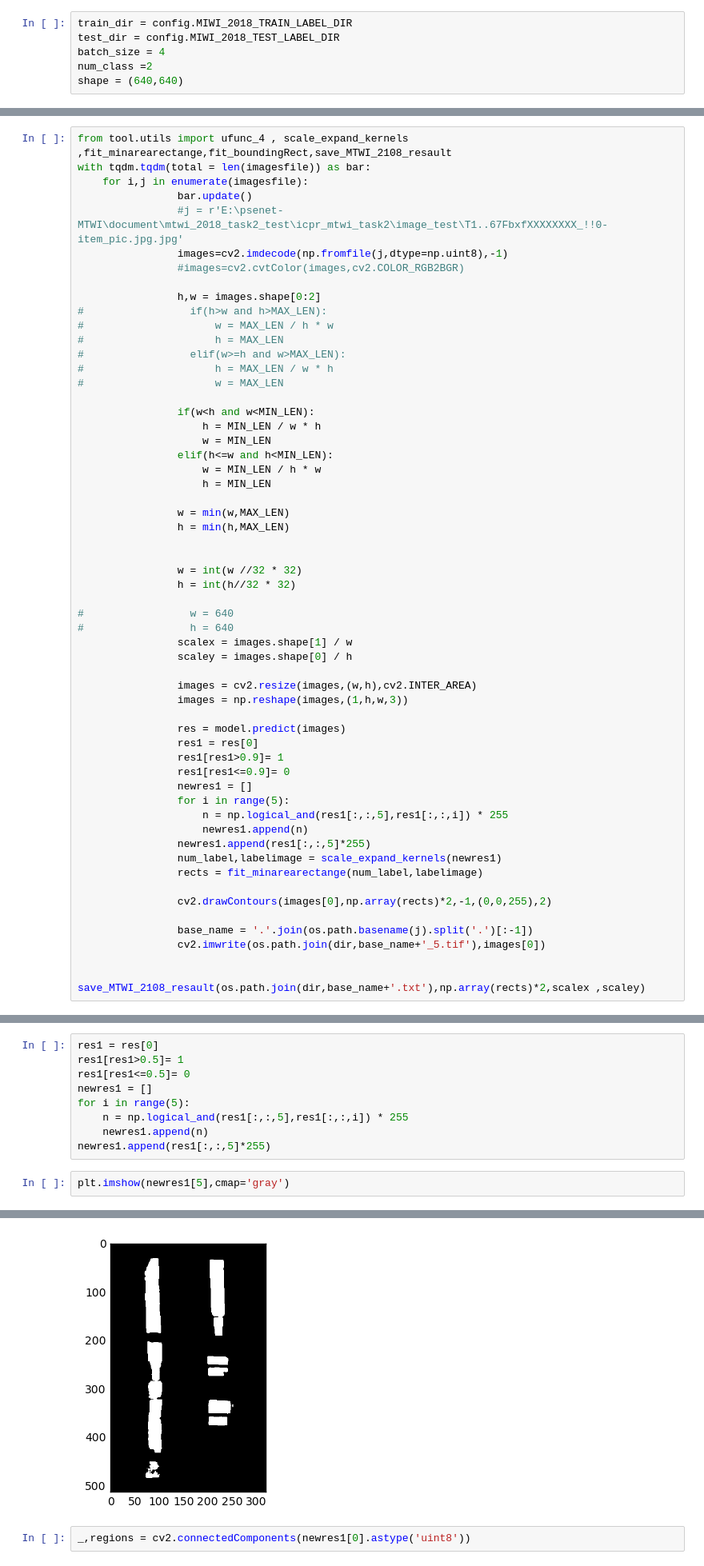
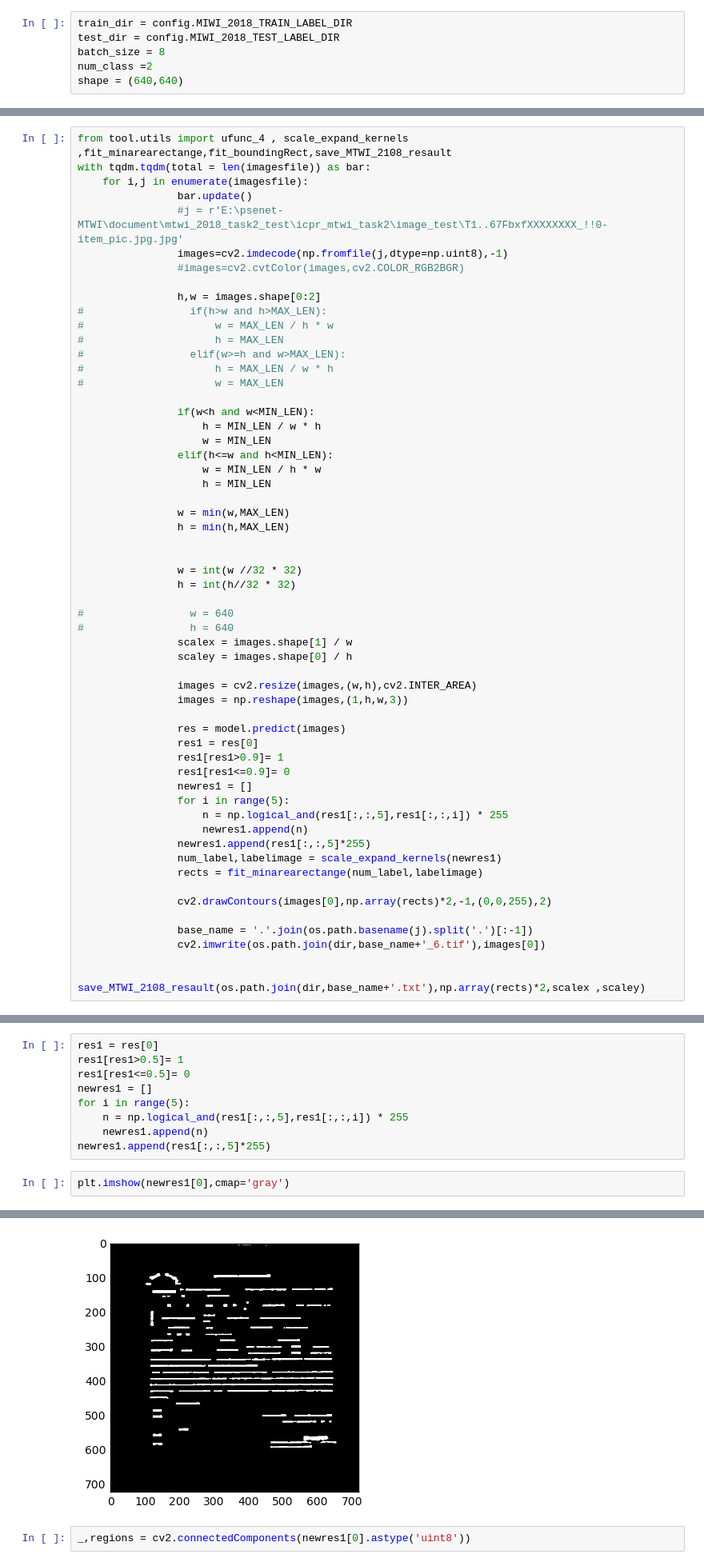
Before and after one commit to xiaomaxiao/PSENET, a Jupyter notebook: psenet_train_BLINEAR.ipynb, the cells around one changed output, grey strips where cells are left out. Shown at 80% size. Cells and saved outputs as stored; diff of their text form.

```diff
--- a/psenet_train_BLINEAR.ipynb
+++ b/psenet_train_BLINEAR.ipynb
@@ -79,7 +79,7 @@ from tool.generator import Generator
 # %%
 train_dir = config.MIWI_2018_TRAIN_LABEL_DIR
 test_dir = config.MIWI_2018_TEST_LABEL_DIR
-batch_size = 4
+batch_size = 8
 num_class =2
 shape = (640,640)
 # %%
@@ -314,7 +286,7 @@ with tqdm.tqdm(total = len(imagesfile)) as bar:
                 cv2.drawContours(images[0],np.array(rects)*2,-1,(0,0,255),2)
 
                 base_name = '.'.join(os.path.basename(j).split('.')[:-1])
-                cv2.imwrite(os.path.join(dir,base_name+'_5.tif'),images[0])
+                cv2.imwrite(os.path.join(dir,base_name+'_6.tif'),images[0])
 
                 save_MTWI_2108_resault(os.path.join(dir,base_name+'.txt'),np.array(rects)*2,scalex ,scaley)
 # %%
@@ -364,10 +336,10 @@ for i in range(5):
     newres1.append(n)
 newres1.append(res1[:,:,5]*255)
 # %%
-plt.imshow(newres1[5],cmap='gray')
+plt.imshow(newres1[0],cmap='gray')
 # %% [output]
 <matplotlib.image.AxesImage at 0x...>
-[figure, old version]
+[figure, new version]
 # %%
 _,regions = cv2.connectedComponents(newres1[0].astype('uint8'))
 # %%
```
Also changed, not shown: parts of 10 cells of this notebook, 11 other files.
